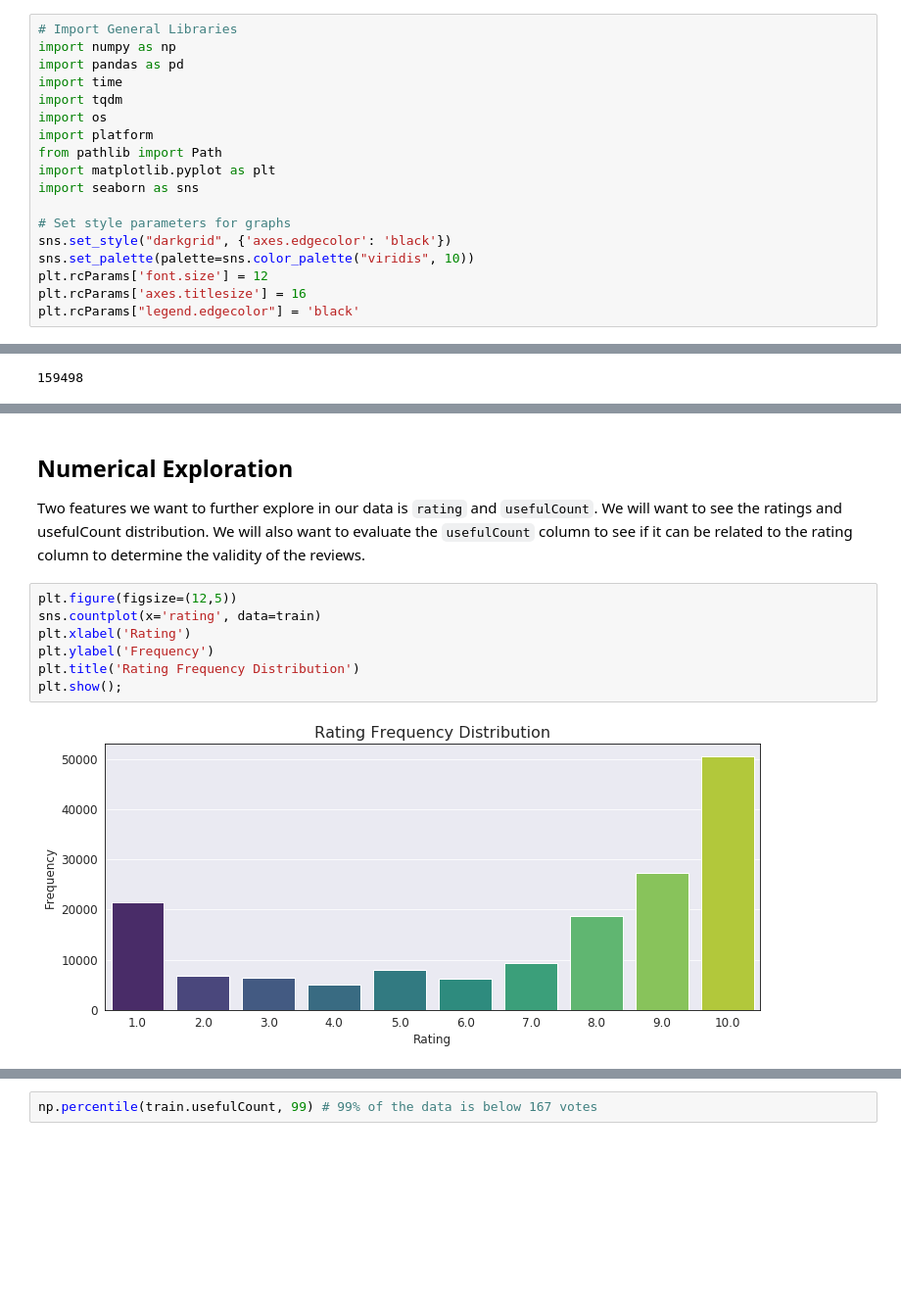
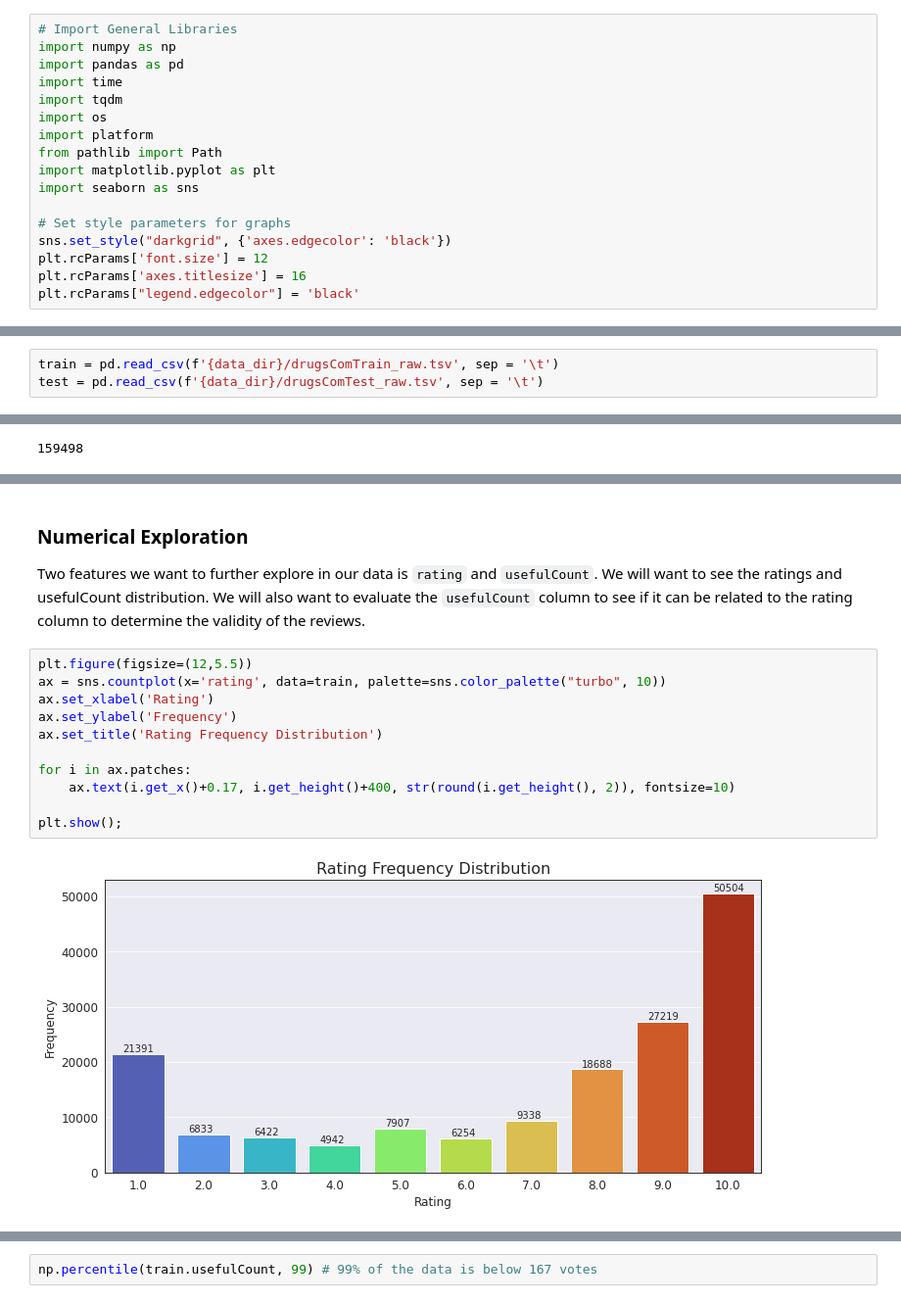
Before and after one commit to dhelms1/drug_data_analysis, a Jupyter notebook: SentimentAnalysis.ipynb, the cells around one changed output, grey strips where cells are left out. Shown at 98% size. Saved outputs shown, nothing was run; the diff lists cells and outputs as text; blank space fills up the shorter version.

Commit message:
data exploration finished, data processing started

```diff
--- a/SentimentAnalysis.ipynb
+++ b/SentimentAnalysis.ipynb
@@ -40,7 +44,6 @@ import seaborn as sns
 
 # Set style parameters for graphs
 sns.set_style("darkgrid", {'axes.edgecolor': 'black'})
-sns.set_palette(palette=sns.color_palette("viridis", 10))
 plt.rcParams['font.size'] = 12
 plt.rcParams['axes.titlesize'] = 16
 plt.rcParams["legend.edgecolor"] = 'black'
@@ -72,3 +96,6 @@ We want to read in data from the UCI archive directly since we are using SageMak
+# %%
+train = pd.read_csv(f'{data_dir}/drugsComTrain_raw.tsv', sep = '\t')
+test = pd.read_csv(f'{data_dir}/drugsComTest_raw.tsv', sep = '\t')
 # %%
 train.drop('Unnamed: 0', axis=1, inplace=True) # unique id (not needed)
 train.head()
@@ -131,13 +150,17 @@ After dropping the missing values and unrelated conditions, we dropped 1799 valu
 # %% [markdown]
-## Numerical Exploration
+### Numerical Exploration
 Two features we want to further explore in our data is `rating` and `usefulCount`. We will want to see the ratings and usefulCount distribution. We will also want to evaluate the `usefulCount` column to see if it can be related to the rating column to determine the validity of the reviews.
 # %%
-plt.figure(figsize=(12,5))
-sns.countplot(x='rating', data=train)
-plt.xlabel('Rating')
-plt.ylabel('Frequency')
-plt.title('Rating Frequency Distribution')
+plt.figure(figsize=(12,5.5))
+ax = sns.countplot(x='rating', data=train, palette=sns.color_palette("turbo", 10))
+ax.set_xlabel('Rating')
+ax.set_ylabel('Frequency')
+ax.set_title('Rating Frequency Distribution')
+
+for i in ax.patches:
+    ax.text(i.get_x()+0.17, i.get_height()+400, str(round(i.get_height(), 2)), fontsize=10)
+
 plt.show();
 # %% [output]
-[figure, old version]
+[figure, new version]
 # %% [markdown]
```
Also changed, not shown: parts of 29 cells of this notebook.
